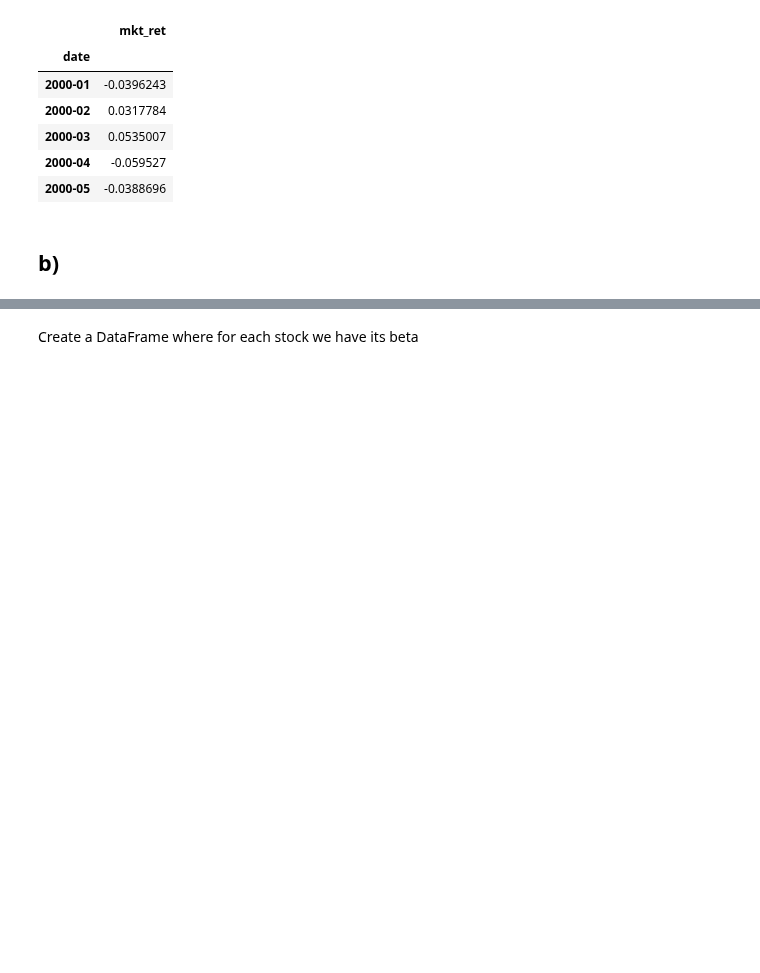
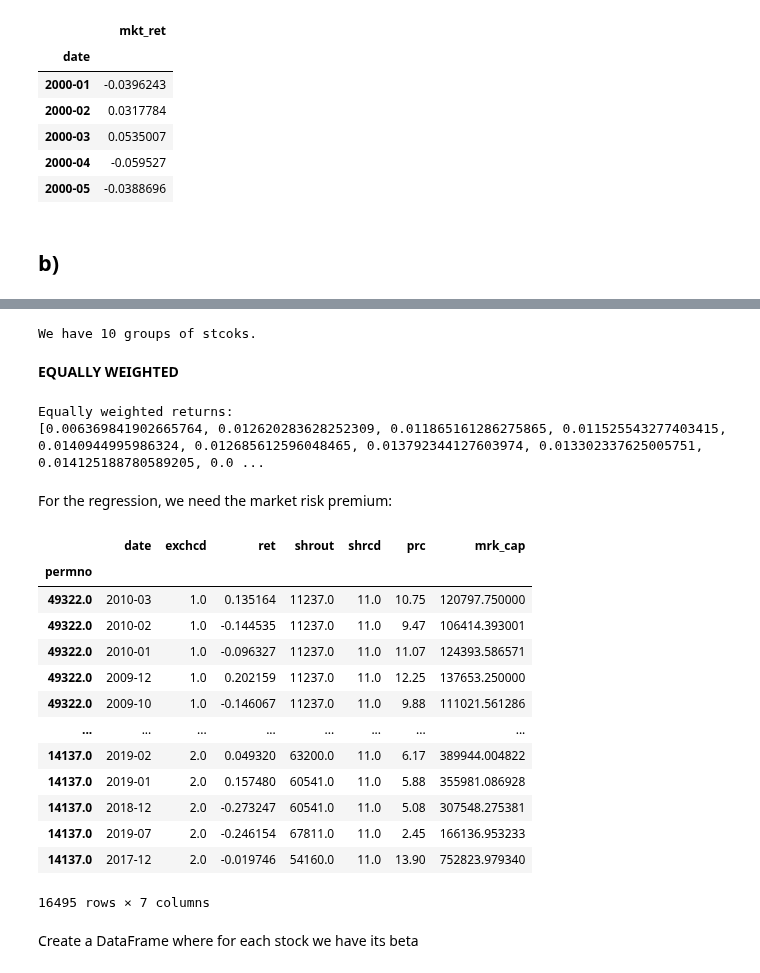
Before and after one commit to baohien97/EPFL-Investments, a Jupyter notebook: As7/InvestmentsAs7.ipynb, the cells around one changed output, grey strips where cells are left out. Drawn from its saved outputs; the diff is of its cells as text; code cells hidden in the pictures; blank space fills up the shorter version.

```diff
--- a/As7/InvestmentsAs7.ipynb
+++ b/As7/InvestmentsAs7.ipynb
@@ -249,0 +247,5 @@ Beta = Cov (R,Rm) / var(Rm)
+# %%
+a = pd.qcut(stocks_dec2019.mrk_cap,10)
+decile = pd.DataFrame(pd.qcut(stocks_dec2019.mrk_cap,10))
+decile = decile.rename(columns={"mrk_cap":"decile"})
+decile.head()
@@ -250,3 +269,49 @@ Beta = Cov (R,Rm) / var(Rm)
+# %%
+inters = list(dict.fromkeys(a))
+#inters.sort()
+inters = [x for x in inters if str(x) != 'nan'] # drop NoN. We always put a control just to be sure
+print(f"We have {len(inters)} groups of stcoks.")
+# %% [output]
+We have 10 groups of stcoks.
+# %% [markdown]
+**EQUALLY WEIGHTED**
+# %%
+group_decile = decile.sort_values(by="decile") # sort for decile
+group_decile.reset_index(inplace=True)
+group_decile = group_decile.dropna() # drop NaN
+group_decile = group_decile.groupby("decile")
+# %%
+ew_ret = [] # returns of equally weighted portfolios
+for i in inters:
+    stock_interval = group_decile.get_group(i)["permno"]
+    temp = stocks_del.loc[stock_interval]
+    group_date = temp.groupby('date').mean()
+    ew_ret.append(group_date.ret.mean()) # equal weighted => mean
+# %%
+print("Equally weighted returns:")
+print(ew_ret)
+# %% [output]
+Equally weighted returns:
+[0.006369841902665764, 0.012620283628252309, 0.011865161286275865, 0.011525543277403415, 0.0140944995986324, 0.012685612596048465, 0.013792344127603974, 0.013302337625005751, 0.014125188780589205, 0.0 ...
+# %% [markdown]
+For the regression, we need the market risk premium:
+# %%
+group_date
+# %% [output]
+|  | date | exchcd | ret | shrout | shrcd | prc | mrk_cap |
+| permno |  |  |  |  |  |  |  |
+| 49322.0 | 2010-03 | 1.0 | 0.135164 | 11237.0 | 11.0 | 10.75 | 120797.750000 |
+| 49322.0 | 2010-02 | 1.0 | -0.144535 | 11237.0 | 11.0 | 9.47 | 106414.393001 |
+| 49322.0 | 2010-01 | 1.0 | -0.096327 | 11237.0 | 11.0 | 11.07 | 124393.586571 |
+| 49322.0 | 2009-12 | 1.0 | 0.202159 | 11237.0 | 11.0 | 12.25 | 137653.250000 |
+| 49322.0 | 2009-10 | 1.0 | -0.146067 | 11237.0 | 11.0 | 9.88 | 111021.561286 |
+| ... | ... | ... | ... | ... | ... | ... | ... |
+| 14137.0 | 2019-02 | 2.0 | 0.049320 | 63200.0 | 11.0 | 6.17 | 389944.004822 |
+| 14137.0 | 2019-01 | 2.0 | 0.157480 | 60541.0 | 11.0 | 5.88 | 355981.086928 |
+| 14137.0 | 2018-12 | 2.0 | -0.273247 | 60541.0 | 11.0 | 5.08 | 307548.275381 |
+| 14137.0 | 2019-07 | 2.0 | -0.246154 | 67811.0 | 11.0 | 2.45 | 166136.953233 |
+| 14137.0 | 2017-12 | 2.0 | -0.019746 | 54160.0 | 11.0 | 13.90 | 752823.979340 |
+16495 rows × 7 columns
 # %%
 # list of right permnos (no duplicates):
 list_permno = list(stocks_del.loc[~stocks_del.index.duplicated(keep='first')].index)
```
Also changed, not shown: parts of 18 cells of this notebook, 9 other files.
